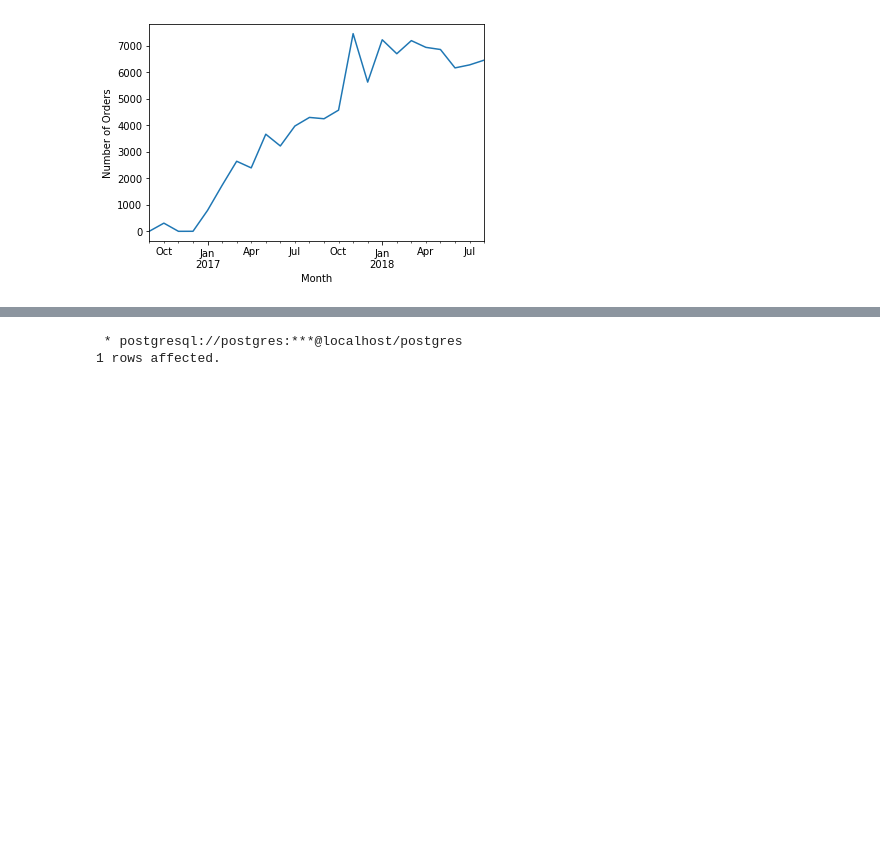
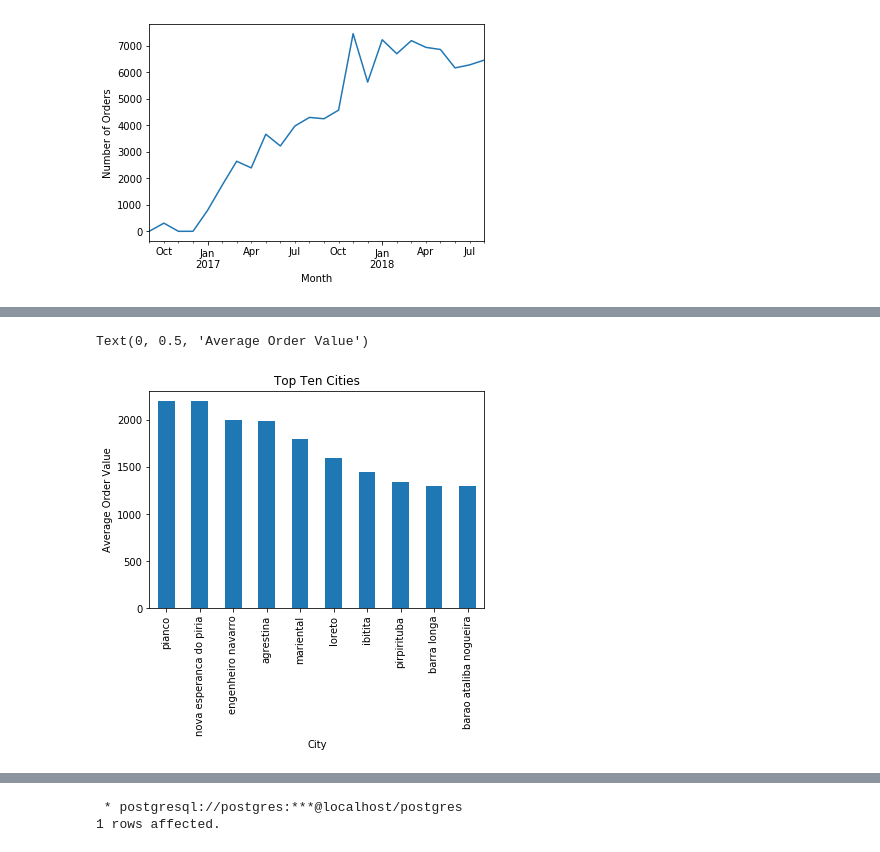
Before and after one commit to cgiannotta/eCommerceAnalysis, a Jupyter notebook: eCommerceSQL.ipynb, the cells around one changed output, grey strips where cells are left out. Saved outputs shown, nothing was run; the diff lists cells and outputs as text; code cells hidden in the pictures; blank space fills up the shorter version.

```diff
--- a/eCommerceSQL.ipynb
+++ b/eCommerceSQL.ipynb
@@ -254,0 +387,4 @@ Text(0, 0.5, 'Number of Orders')
+# %%
+# order value and number of items by city
+customers_by_city = pd.DataFrame(customers[['customer_city', 'order_value', 'num_items']].groupby(['customer_city']).mean())
+customers_by_city.head()
@@ -254,0 +399,9 @@ Text(0, 0.5, 'Number of Orders')
+# %%
+# top ten states by average order value
+customers_by_city['order_value'].sort_values(ascending=False)[0:10].plot(kind='bar')
+plt.title("Top Ten Cities")
+plt.xlabel("City")
+plt.ylabel("Average Order Value")
+# %% [output]
+Text(0, 0.5, 'Average Order Value')
+[figure, added]
```
Also changed, not shown: parts of 26 cells of this notebook.
